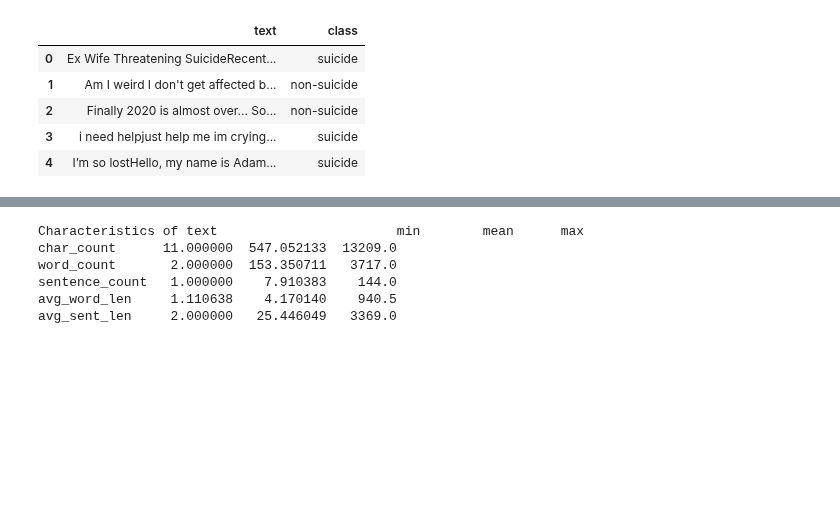
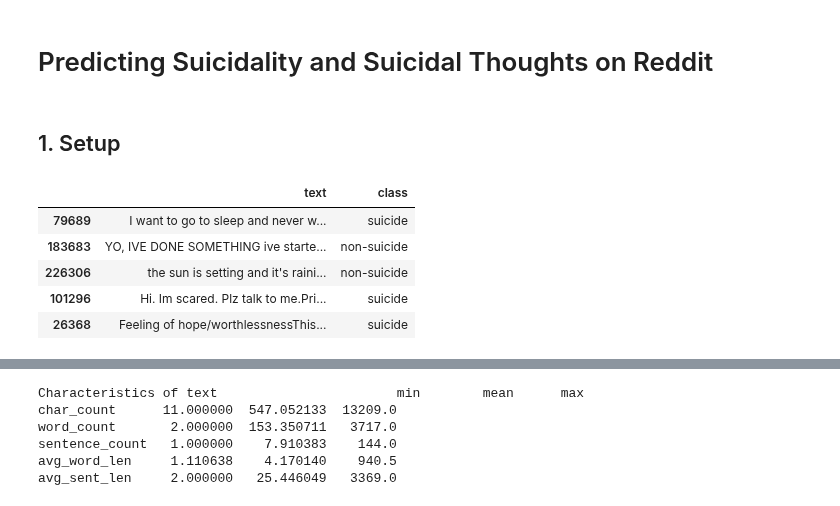
Before and after one commit to eugenebaraka/Predict-Suicidal-Ideation-on-Reddit, a Jupyter notebook: predict suicidal ideation/suicide-classification.ipynb, the cells around one changed output, grey strips where cells are left out. Saved outputs shown, nothing was run; the diff lists cells and outputs as text; code cells hidden in the pictures; blank space fills up the shorter version.

```diff
--- a/predict suicidal ideation/suicide-classification.ipynb
+++ b/predict suicidal ideation/suicide-classification.ipynb
@@ -1 +1,5 @@
+# %% [markdown]
+# Predicting Suicidality and Suicidal Thoughts on Reddit
+# %% [markdown]
+## 1. Setup
 # %%
@@ -3,14 +8,14 @@ import warnings
 warnings.filterwarnings('ignore')
 from NLPHelper import *
 # %%
-# Read in text data
-
-reddit_data = pd.read_csv("~/Desktop/Work/Github/_data/Suicide_Detection.csv", index_col = 0).reset_index(drop=True)
-reddit_data.head()
+# Read in data
+reddit_data = pd.read_csv("~/Desktop/Work/Github/_data/Suicide_Detection.csv",
+                        index_col = 0).reset_index(drop=True)
+reddit_data.sample(5, random_state= 1)  # peak at a random sample of 5 rows
 # %% [output]
 |  | text | class |
-| 0 | Ex Wife Threatening SuicideRecent... | suicide |
-| 1 | Am I weird I don't get affected b... | non-suicide |
-| 2 | Finally 2020 is almost over... So... | non-suicide |
-| 3 | i need helpjust help me im crying... | suicide |
-| 4 | I’m so lostHello, my name is Adam... | suicide |
+| 79689 | I want to go to sleep and never w... | suicide |
+| 183683 | YO, IVE DONE SOMETHING ive starte... | non-suicide |
+| 226306 | the sun is setting and it's raini... | non-suicide |
+| 101296 | Hi. Im scared. Plz talk to me.Pri... | suicide |
+| 26368 | Feeling of hope/worthlessnessThis... | suicide |
```
Also changed, not shown: parts of 7 cells of this notebook, 1 other file.
